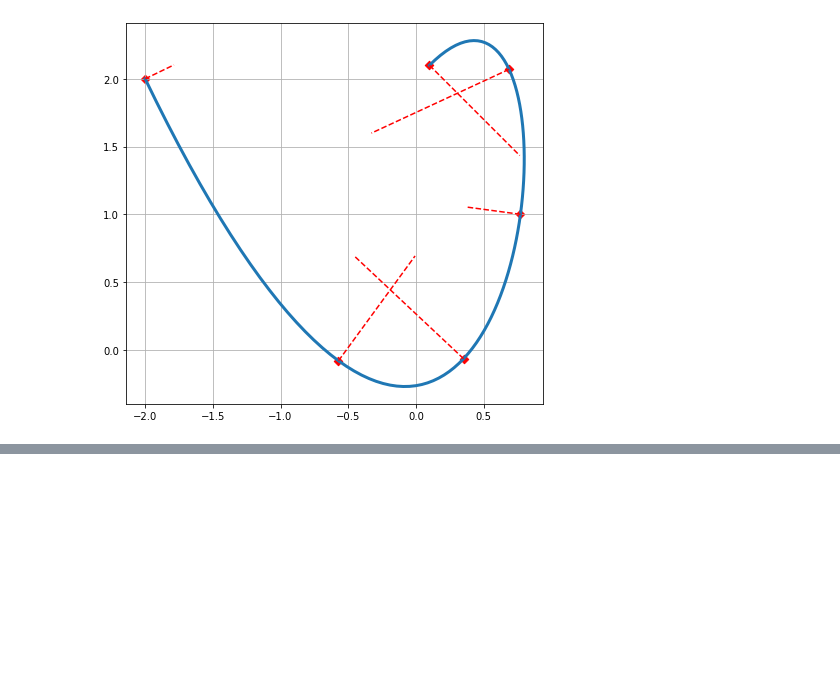
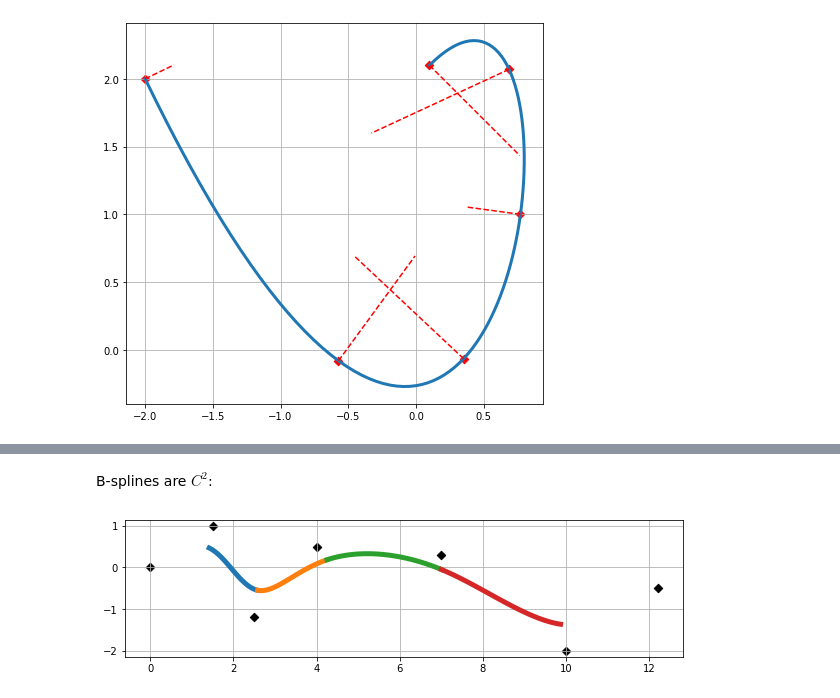
Before and after one commit to vinsis/computer-graphics, a Jupyter notebook: notebooks/3. Curve properties.ipynb, the cells around one changed output, grey strips where cells are left out. Cells and saved outputs as stored; diff of their text form; code cells hidden in the pictures; blank space fills up the shorter version.

```diff
--- a/notebooks/3. Curve properties.ipynb
+++ b/notebooks/3. Curve properties.ipynb
@@ -205,0 +298,16 @@ for t in sparse_times:
+# %% [markdown]
+B-splines are $C^2$:
+# %%
+points = [[0,0],[1.5,1],[2.5,-1.2],[4,0.5],[7,0.3],[10,-2],[12.2,-0.5]]
+points = np.array(points).T
+
+plt.figure(figsize=(10,7))
+plt.grid()
+plt.gca().set_aspect('equal', adjustable='box')
+_ = plt.scatter(points[0], points[1], c='black', marker='D')
+
+for i in range(0,points.shape[1]-3):
+    xs, ys = get_spline(points[:, i:(i+4)], B_bspline)
+    _ = plt.plot(xs, ys, lw=5, ls='-')
+# %% [output]
+[figure, added]
```
Also changed, not shown: parts of 14 cells of this notebook, 1 other file.
